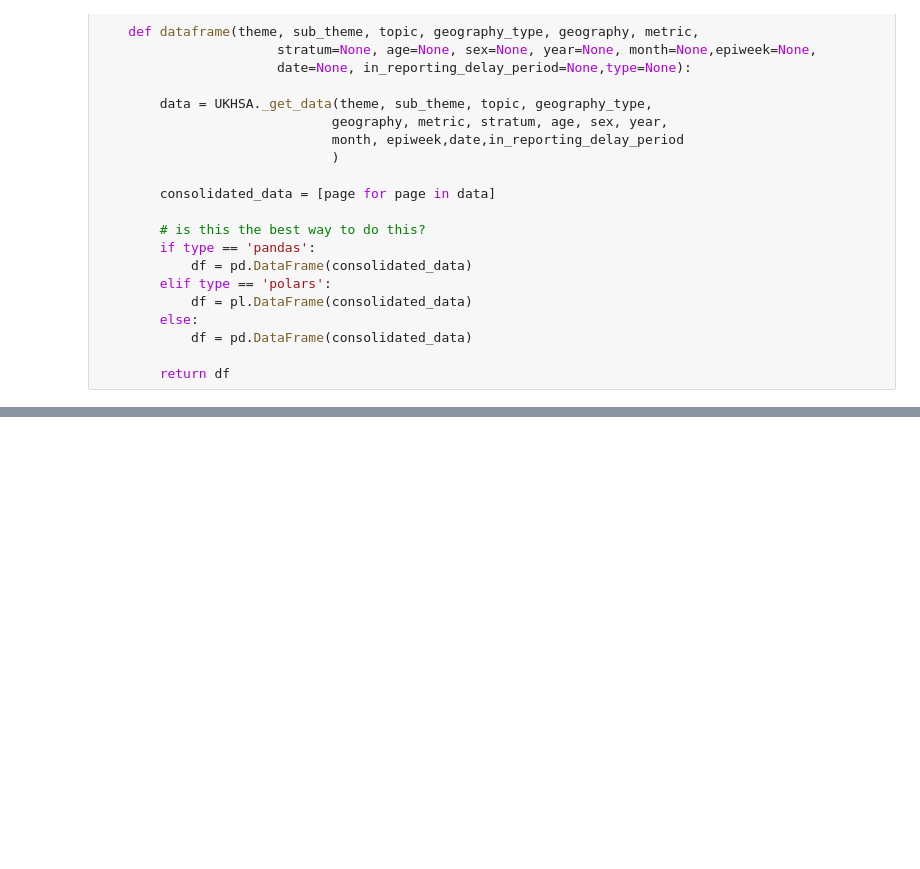
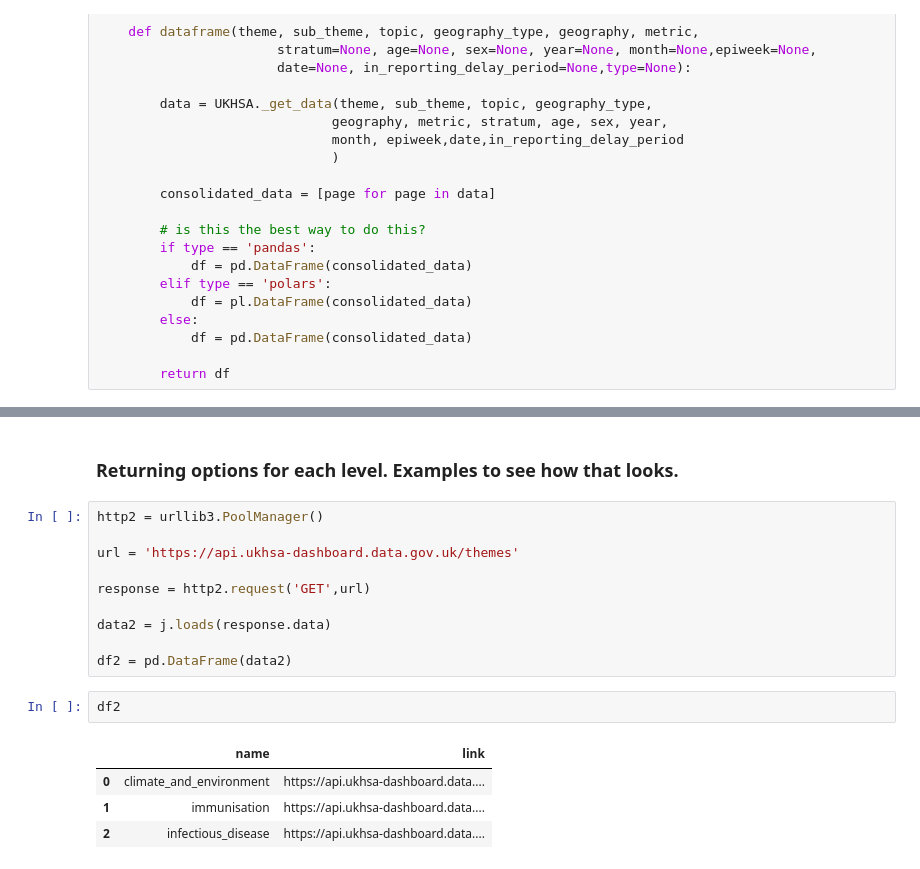
Before and after one commit to NHS-South-Central-and-West/ukhsa-asap, a Jupyter notebook: notebooks/starting_point.ipynb, the cells around one changed output, grey strips where cells are left out. Drawn from its saved outputs; the diff is of its cells as text; blank space fills up the shorter version.

```diff
--- a/notebooks/draft2.ipynb
+++ b/notebooks/starting_point.ipynb
@@ -177,0 +178,19 @@ test_pd2
+# %% [markdown]
+### Returning options for each level. Examples to see how that looks.
+# %%
+http2 = urllib3.PoolManager()
+
+url = 'https://api.ukhsa-dashboard.data.gov.uk/themes'
+
+response = http2.request('GET',url)
+
+data2 = j.loads(response.data)
+
+df2 = pd.DataFrame(data2)
+# %%
+df2
+# %% [output]
+|  | name | link |
+| 0 | climate_and_environment | https://api.ukhsa-dashboard.data.... |
+| 1 | immunisation | https://api.ukhsa-dashboard.data.... |
+| 2 | infectious_disease | https://api.ukhsa-dashboard.data.... |
```
Also changed, not shown: parts of 14 cells of this notebook, 3 other files.
